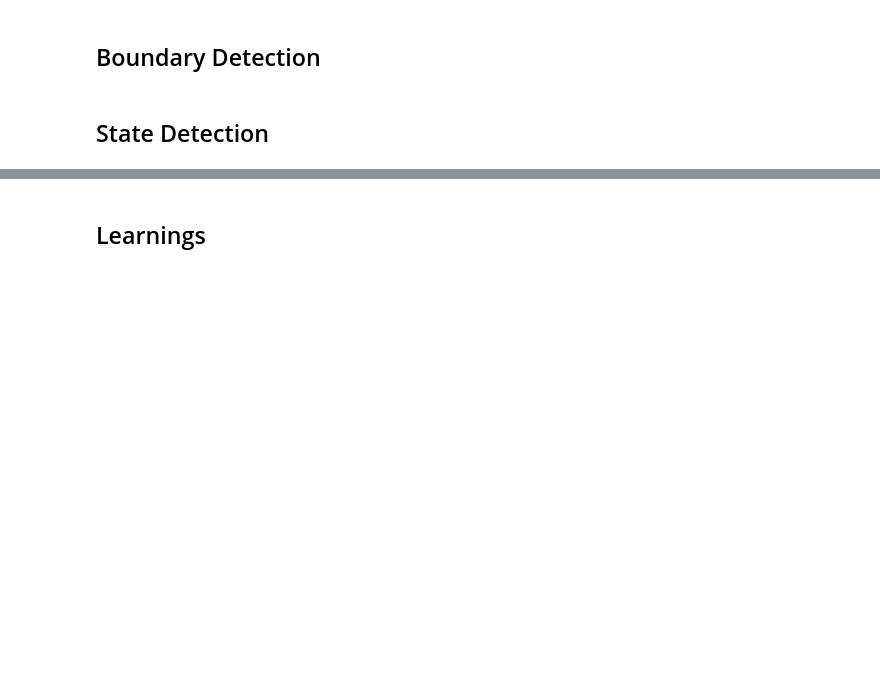
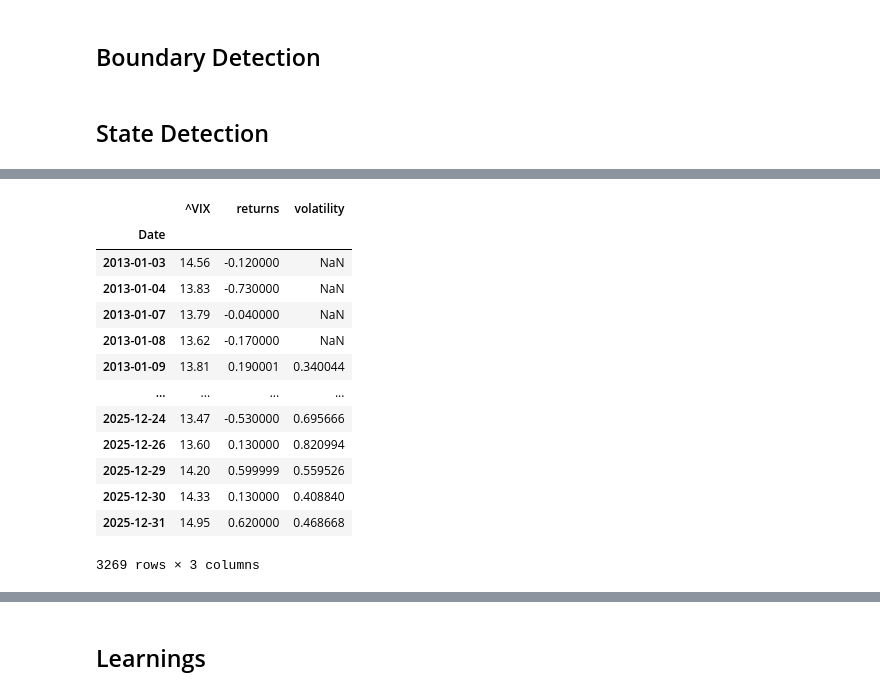
Before and after one commit to donnafaithhh/LP-Norms-and-Volatility, a Jupyter notebook: miscellaneous/time series segmentation.ipynb, the cells around one changed output, grey strips where cells are left out. Saved outputs shown, nothing was run; the diff lists cells and outputs as text; code cells hidden in the pictures; blank space fills up the shorter version.

```diff
--- a/miscellaneous/time series segmentation.ipynb
+++ b/miscellaneous/time series segmentation.ipynb
@@ -46,0 +62,28 @@ roerich.display(X, cps_true, score, cps_pred)
+# %%
+filepath = 'vix data.pkl'
+with open(filepath, 'rb') as f:
+    vix_data = pickle.load(f)
+
+vix_data['returns'] = vix_data['^VIX'].diff(1)
+vix_data.drop(index='2013-01-02', inplace=True)
+vix_data['volatility'] = (
+    vix_data['returns']
+        .rolling(window=5)
+        .std()
+)
+vix_data
+# %% [output]
+|  | ^VIX | returns | volatility |
+| Date |  |  |  |
+| 2013-01-03 | 14.56 | -0.120000 | NaN |
+| 2013-01-04 | 13.83 | -0.730000 | NaN |
+| 2013-01-07 | 13.79 | -0.040000 | NaN |
+| 2013-01-08 | 13.62 | -0.170000 | NaN |
+| 2013-01-09 | 13.81 | 0.190001 | 0.340044 |
+| ... | ... | ... | ... |
+| 2025-12-24 | 13.47 | -0.530000 | 0.695666 |
+| 2025-12-26 | 13.60 | 0.130000 | 0.820994 |
+| 2025-12-29 | 14.20 | 0.599999 | 0.559526 |
+| 2025-12-30 | 14.33 | 0.130000 | 0.408840 |
+| 2025-12-31 | 14.95 | 0.620000 | 0.468668 |
+3269 rows × 3 columns
```
Also changed, not shown: parts of 6 cells of this notebook.
